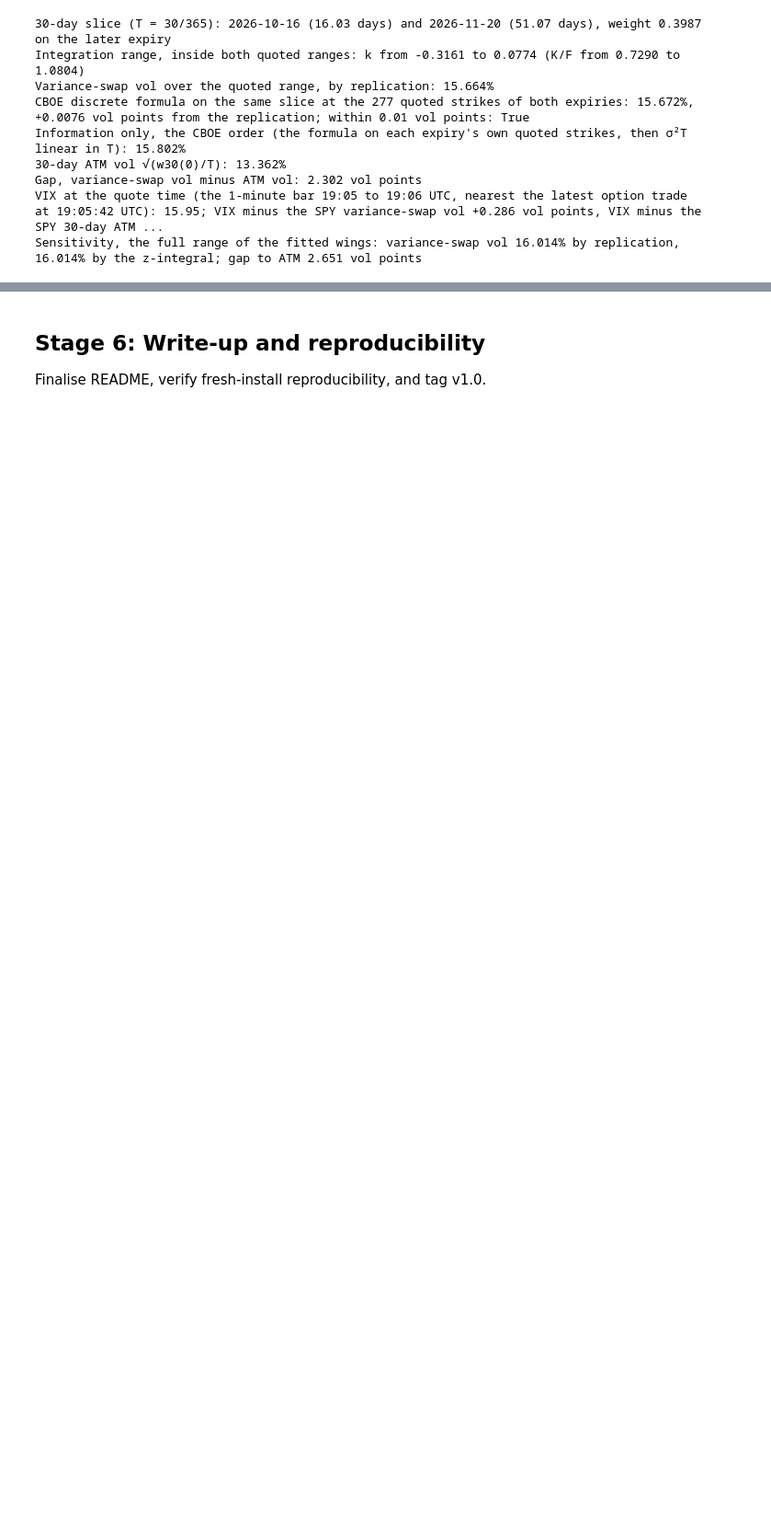
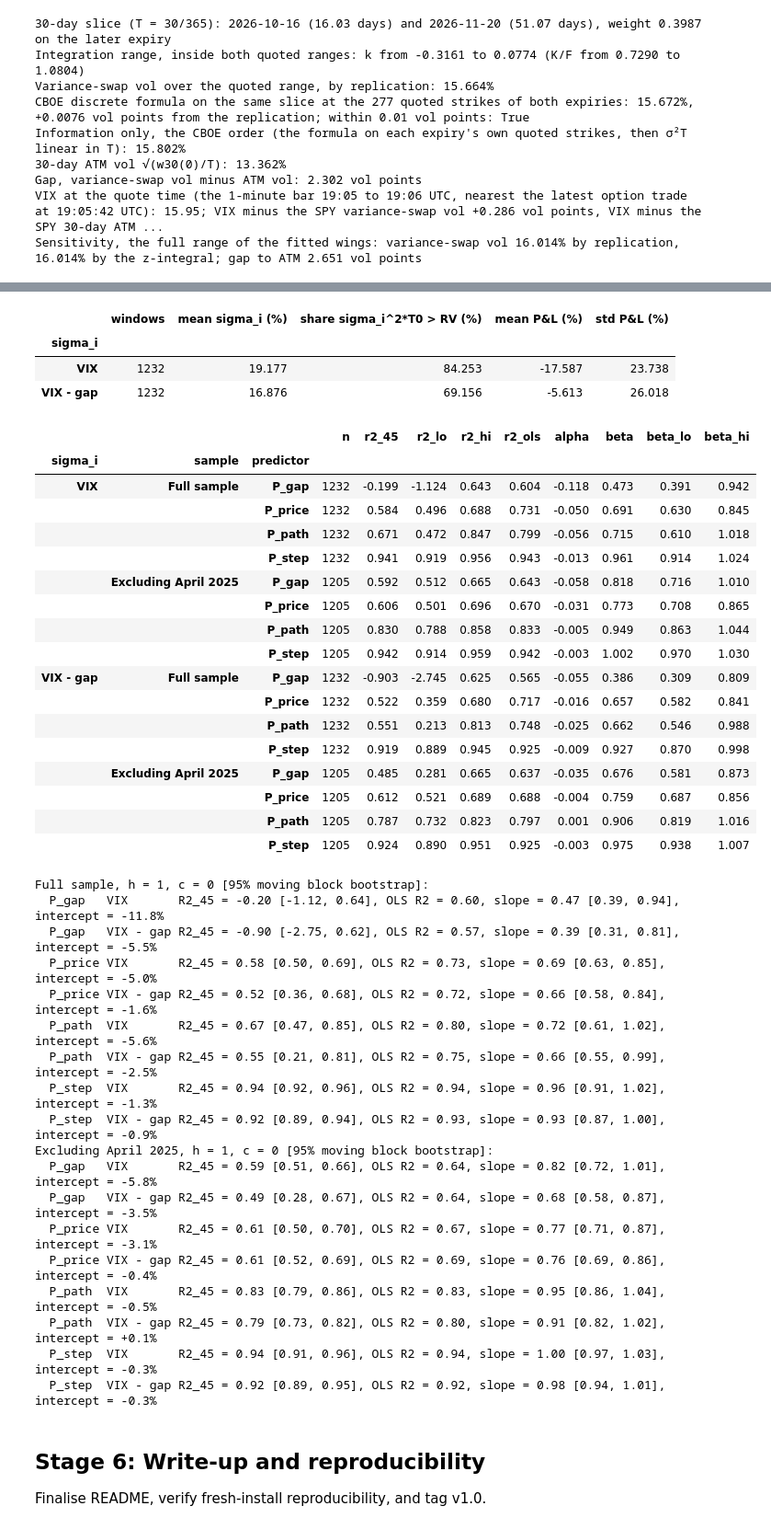
Before and after one commit to yogi-agarwal/vol-surface-delta-hedging, a Jupyter notebook: notebooks/analysis.ipynb, the cells around one changed output, grey strips where cells are left out. Shown at 92% size. Drawn from its saved outputs; the diff is of its cells as text; code cells hidden in the pictures; blank space fills up the shorter version.

Commit message:
stage4: add the VIX minus gap sensitivity as Table 4e

```diff
--- a/notebooks/analysis.ipynb
+++ b/notebooks/analysis.ipynb
@@ -2251,0 +2256,39 @@ Sensitivity, the full range of the fitted wings: variance-swap vol 16.014% by re
+# %%
+sigma_vix_gap = win.sigma_i - vs_gap
+print(
+    f"sigma_i = VIX minus the gap of {100 * vs_gap:.3f} vol points on all {win.starts.size} windows; positive on every "
+    f"window: {bool((sigma_vix_gap > 0).all())}; mean {100 * sigma_vix_gap.mean():.2f}% against a mean VIX of "
+    f"{100 * win.sigma_i.mean():.2f}%"
+)
+assert (sigma_vix_gap > 0).all(), "sigma_i must stay positive"
+runs_4e = {
+    "VIX": base,  # the Stage 5b run at h = 1, c = 0
+    "VIX - gap": hg.simulate_windows(S, win.t, r, win.starts, win.ends, sigma_vix_gap, win.K, 1, 0.0),
+}
+sigma_4e = {"VIX": win.sigma_i, "VIX - gap": sigma_vix_gap}
+summary_4e, ladders_4e = {}, {}
+for label, res in runs_4e.items():
+    sig = sigma_4e[label]
+    summary_4e[label] = {
+        "windows": sig.size,
+        "mean sigma_i (%)": 100 * sig.mean(),
+        "share sigma_i^2*T0 > RV (%)": 100 * np.mean(sig**2 * win.T0 > res.rv),
+        "mean P&L (%)": 100 * res.pnl.mean(),
+        "std P&L (%)": 100 * res.pnl.std(),
+    }
+    ladders_4e[(label, "Full sample")] = hg.r2_ladder(res.pnl, predictors(res), boot_full)
+    ladders_4e[(label, "Excluding April 2025")] = hg.r2_ladder(res.pnl[keep], predictors(res, keep), boot_keep)
+for sample in ("Full sample", "Excluding April 2025"):  # the VIX rows are the Table 4b rows at h = 1
+    pd.testing.assert_frame_equal(ladders_4e[("VIX", sample)], ladders[(sample, 1)])
+table_4e_summary = pd.DataFrame.from_dict(summary_4e, orient="index").rename_axis("sigma_i")
+table_4e_ladder = pd.concat(ladders_4e, names=["sigma_i", "sample", "predictor"])
+print("Table 4e, sigma_i = VIX minus the variance-swap gap against sigma_i = VIX, h = 1, c = 0:")
+with pd.option_context("display.max_rows", 100, "display.float_format", "{:.3f}".format):
+    display(table_4e_summary)
+    display(table_4e_ladder)
+for sample in ("Full sample", "Excluding April 2025"):
+    print(f"{sample}, h = 1, c = 0 [95% moving block bootstrap]:")
+    for name in PREDICTORS:
+        for label in runs_4e:
+            print(f"  {name:<7} {label:<9} {ladder_line(table_4e_ladder.loc[(label, sample, name)])}")
+# %% [output]
@@ -2252,3 +2297,43 @@ Sensitivity, the full range of the fitted wings: variance-swap vol 16.014% by re
+|  | windows | mean sigma_i (%) | share sigma_i^2*T0 > RV (%) | mean P&L (%) | std P&L (%) |
+| sigma_i |  |  |  |  |  |
+| VIX | 1232 | 19.177 | 84.253 | -17.587 | 23.738 |
+| VIX - gap | 1232 | 16.876 | 69.156 | -5.613 | 26.018 |
+|  |  |  | n | r2_45 | r2_lo | r2_hi | r2_ols | alpha | beta | beta_lo | beta_hi |
+| sigma_i | sample | predictor |  |  |  |  |  |  |  |  |  |
+| VIX | Full sample | P_gap | 1232 | -0.199 | -1.124 | 0.643 | 0.604 | -0.118 | 0.473 | 0.391 | 0.942 |
+|  |  | P_price | 1232 | 0.584 | 0.496 | 0.688 | 0.731 | -0.050 | 0.691 | 0.630 | 0.845 |
+|  |  | P_path | 1232 | 0.671 | 0.472 | 0.847 | 0.799 | -0.056 | 0.715 | 0.610 | 1.018 |
+|  |  | P_step | 1232 | 0.941 | 0.919 | 0.956 | 0.943 | -0.013 | 0.961 | 0.914 | 1.024 |
+|  | Excluding April 2025 | P_gap | 1205 | 0.592 | 0.512 | 0.665 | 0.643 | -0.058 | 0.818 | 0.716 | 1.010 |
+|  |  | P_price | 1205 | 0.606 | 0.501 | 0.696 | 0.670 | -0.031 | 0.773 | 0.708 | 0.865 |
+|  |  | P_path | 1205 | 0.830 | 0.788 | 0.858 | 0.833 | -0.005 | 0.949 | 0.863 | 1.044 |
+|  |  | P_step | 1205 | 0.942 | 0.914 | 0.959 | 0.942 | -0.003 | 1.002 | 0.970 | 1.030 |
+| VIX - gap | Full sample | P_gap | 1232 | -0.903 | -2.745 | 0.625 | 0.565 | -0.055 | 0.386 | 0.309 | 0.809 |
+|  |  | P_price | 1232 | 0.522 | 0.359 | 0.680 | 0.717 | -0.016 | 0.657 | 0.582 | 0.841 |
+|  |  | P_path | 1232 | 0.551 | 0.213 | 0.813 | 0.748 | -0.025 | 0.662 | 0.546 | 0.988 |
+|  |  | P_step | 1232 | 0.919 | 0.889 | 0.945 | 0.925 | -0.009 | 0.927 | 0.870 | 0.998 |
+|  | Excluding April 2025 | P_gap | 1205 | 0.485 | 0.281 | 0.665 | 0.637 | -0.035 | 0.676 | 0.581 | 0.873 |
+|  |  | P_price | 1205 | 0.612 | 0.521 | 0.689 | 0.688 | -0.004 | 0.759 | 0.687 | 0.856 |
+|  |  | P_path | 1205 | 0.787 | 0.732 | 0.823 | 0.797 | 0.001 | 0.906 | 0.819 | 1.016 |
+|  |  | P_step | 1205 | 0.924 | 0.890 | 0.951 | 0.925 | -0.003 | 0.975 | 0.938 | 1.007 |
+Full sample, h = 1, c = 0 [95% moving block bootstrap]:
+  P_gap   VIX       R2_45 = -0.20 [-1.12, 0.64], OLS R2 = 0.60, slope = 0.47 [0.39, 0.94], intercept = -11.8%
+  P_gap   VIX - gap R2_45 = -0.90 [-2.75, 0.62], OLS R2 = 0.57, slope = 0.39 [0.31, 0.81], intercept = -5.5%
+  P_price VIX       R2_45 = 0.58 [0.50, 0.69], OLS R2 = 0.73, slope = 0.69 [0.63, 0.85], intercept = -5.0%
+  P_price VIX - gap R2_45 = 0.52 [0.36, 0.68], OLS R2 = 0.72, slope = 0.66 [0.58, 0.84], intercept = -1.6%
+  P_path  VIX       R2_45 = 0.67 [0.47, 0.85], OLS R2 = 0.80, slope = 0.72 [0.61, 1.02], intercept = -5.6%
+  P_path  VIX - gap R2_45 = 0.55 [0.21, 0.81], OLS R2 = 0.75, slope = 0.66 [0.55, 0.99], intercept = -2.5%
+  P_step  VIX       R2_45 = 0.94 [0.92, 0.96], OLS R2 = 0.94, slope = 0.96 [0.91, 1.02], intercept = -1.3%
+  P_step  VIX - gap R2_45 = 0.92 [0.89, 0.94], OLS R2 = 0.93, slope = 0.93 [0.87, 1.00], intercept = -0.9%
+Excluding April 2025, h = 1, c = 0 [95% moving block bootstrap]:
+  P_gap   VIX       R2_45 = 0.59 [0.51, 0.66], OLS R2 = 0.64, slope = 0.82 [0.72, 1.01], intercept = -5.8%
+  P_gap   VIX - gap R2_45 = 0.49 [0.28, 0.67], OLS R2 = 0.64, slope = 0.68 [0.58, 0.87], intercept = -3.5%
+  P_price VIX       R2_45 = 0.61 [0.50, 0.70], OLS R2 = 0.67, slope = 0.77 [0.71, 0.87], intercept = -3.1%
+  P_price VIX - gap R2_45 = 0.61 [0.52, 0.69], OLS R2 = 0.69, slope = 0.76 [0.69, 0.86], intercept = -0.4%
+  P_path  VIX       R2_45 = 0.83 [0.79, 0.86], OLS R2 = 0.83, slope = 0.95 [0.86, 1.04], intercept = -0.5%
+  P_path  VIX - gap R2_45 = 0.79 [0.73, 0.82], OLS R2 = 0.80, slope = 0.91 [0.82, 1.02], intercept = +0.1%
+  P_step  VIX       R2_45 = 0.94 [0.91, 0.96], OLS R2 = 0.94, slope = 1.00 [0.97, 1.03], intercept = -0.3%
+  P_step  VIX - gap R2_45 = 0.92 [0.89, 0.95], OLS R2 = 0.92, slope = 0.98 [0.94, 1.01], intercept = -0.3%
 # %% [markdown]
 ## Stage 6: Write-up and reproducibility
 
```
Also changed, not shown: parts of 3 cells of this notebook, 2 other files.
